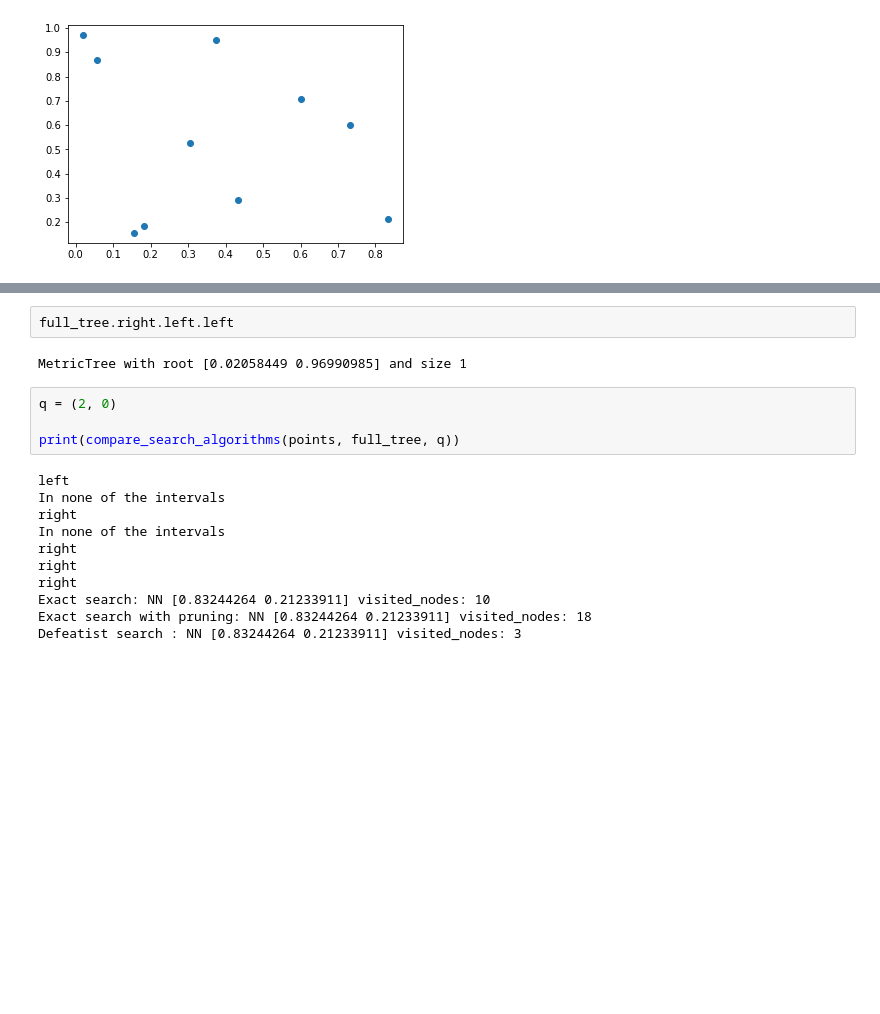
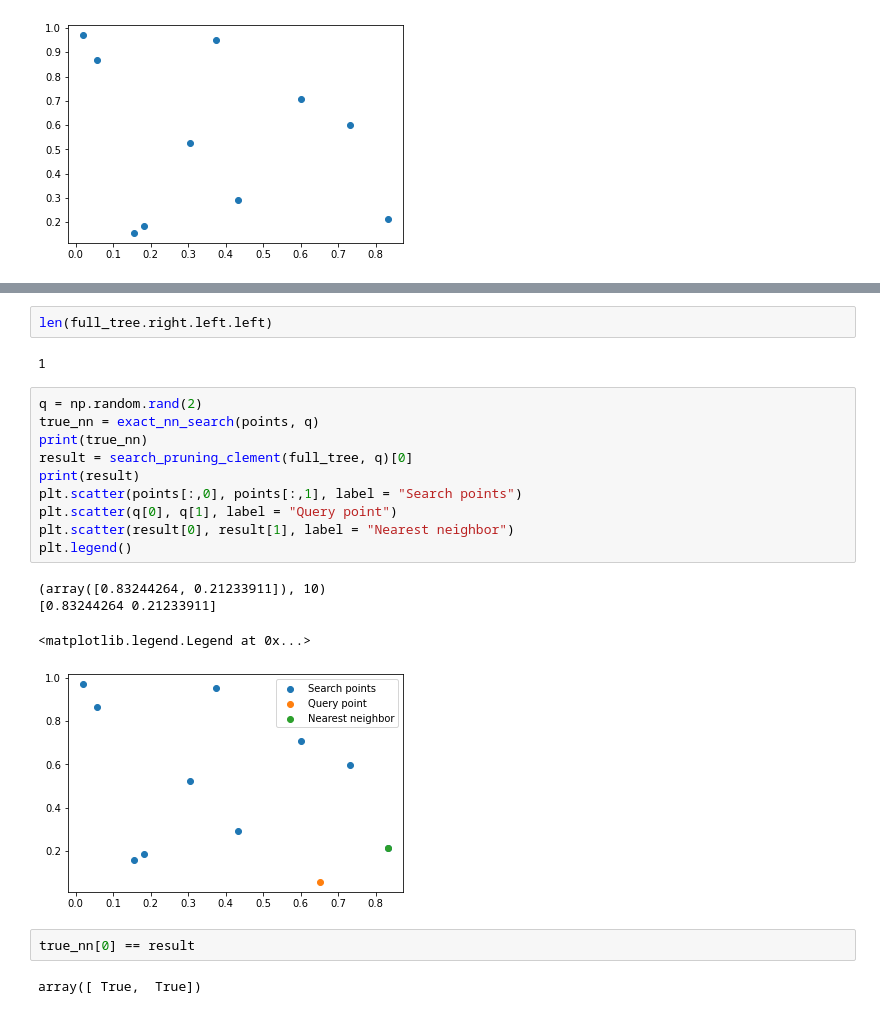
Before and after one commit to fdlci/FGMDA, a Jupyter notebook: test.ipynb, the cells around one changed output, grey strips where cells are left out. Saved outputs shown, nothing was run; the diff lists cells and outputs as text; blank space fills up the shorter version.

Commit message:
Rewriting pruning search

```diff
--- a/test.ipynb
+++ b/test.ipynb
@@ -23,19 +24,23 @@ MetricTree with root [0.83244264 0.21233911] and size 10
 # %%
-full_tree.right.left.left
+len(full_tree.right.left.left)
 # %% [output]
-MetricTree with root [0.02058449 0.96990985] and size 1
+1
-# %%
-q = (2, 0)
-
-print(compare_search_algorithms(points, full_tree, q))
-# %% [output]
-left
-In none of the intervals
-right
-In none of the intervals
-right
-right
-right
-Exact search: NN [0.83244264 0.21233911] visited_nodes: 10
-Exact search with pruning: NN [0.83244264 0.21233911] visited_nodes: 18
-Defeatist search : NN [0.83244264 0.21233911] visited_nodes: 3
+# %%
+q = np.random.rand(2)
+true_nn = exact_nn_search(points, q)
+print(true_nn)
+result = search_pruning_clement(full_tree, q)[0]
+print(result)
+plt.scatter(points[:,0], points[:,1], label = "Search points")
+plt.scatter(q[0], q[1], label = "Query point")
+plt.scatter(result[0], result[1], label = "Nearest neighbor")
+plt.legend()
+# %% [output]
+(array([0.83244264, 0.21233911]), 10)
+[0.83244264 0.21233911]
+<matplotlib.legend.Legend at 0x...>
+[figure, added]
+# %%
+true_nn[0] == result
+# %% [output]
+array([ True,  True])
```
Also changed, not shown: parts of 4 cells of this notebook, 1 other file.
